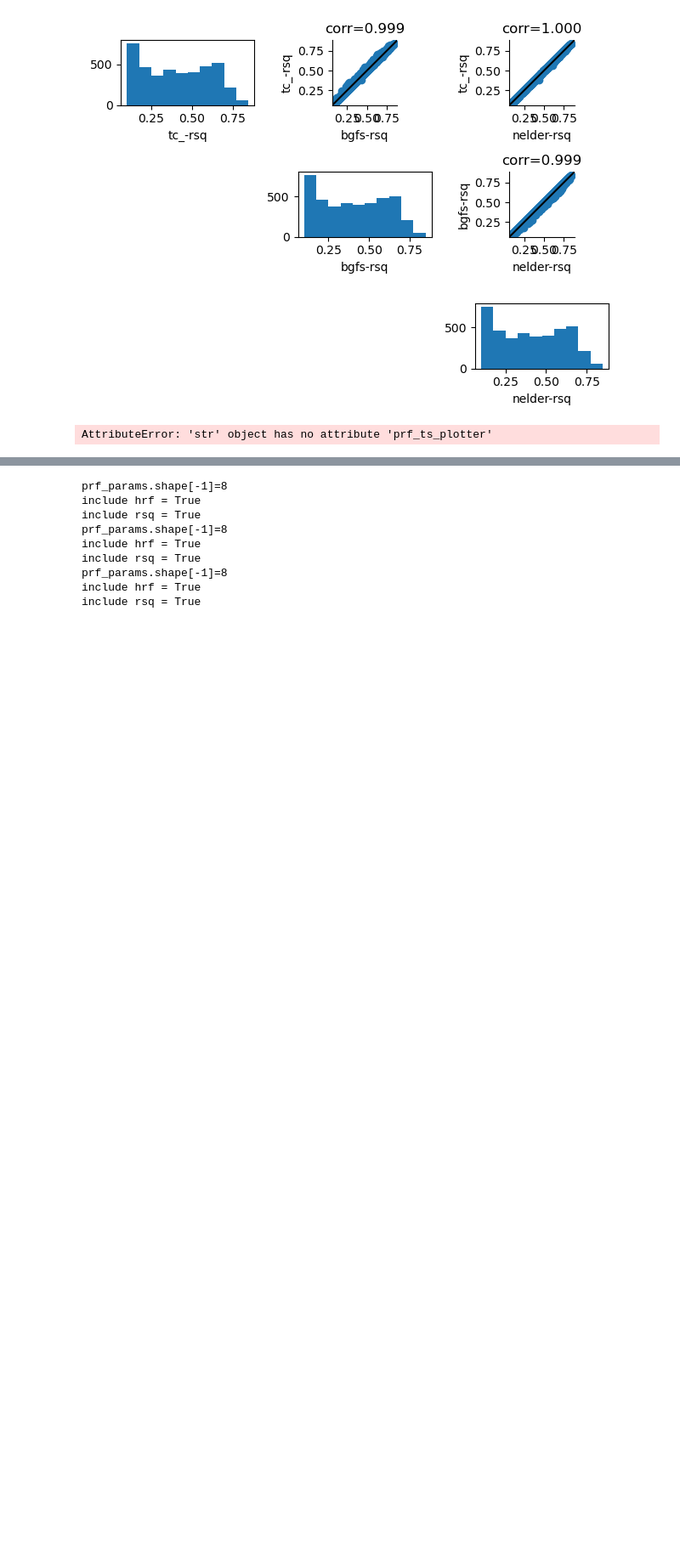
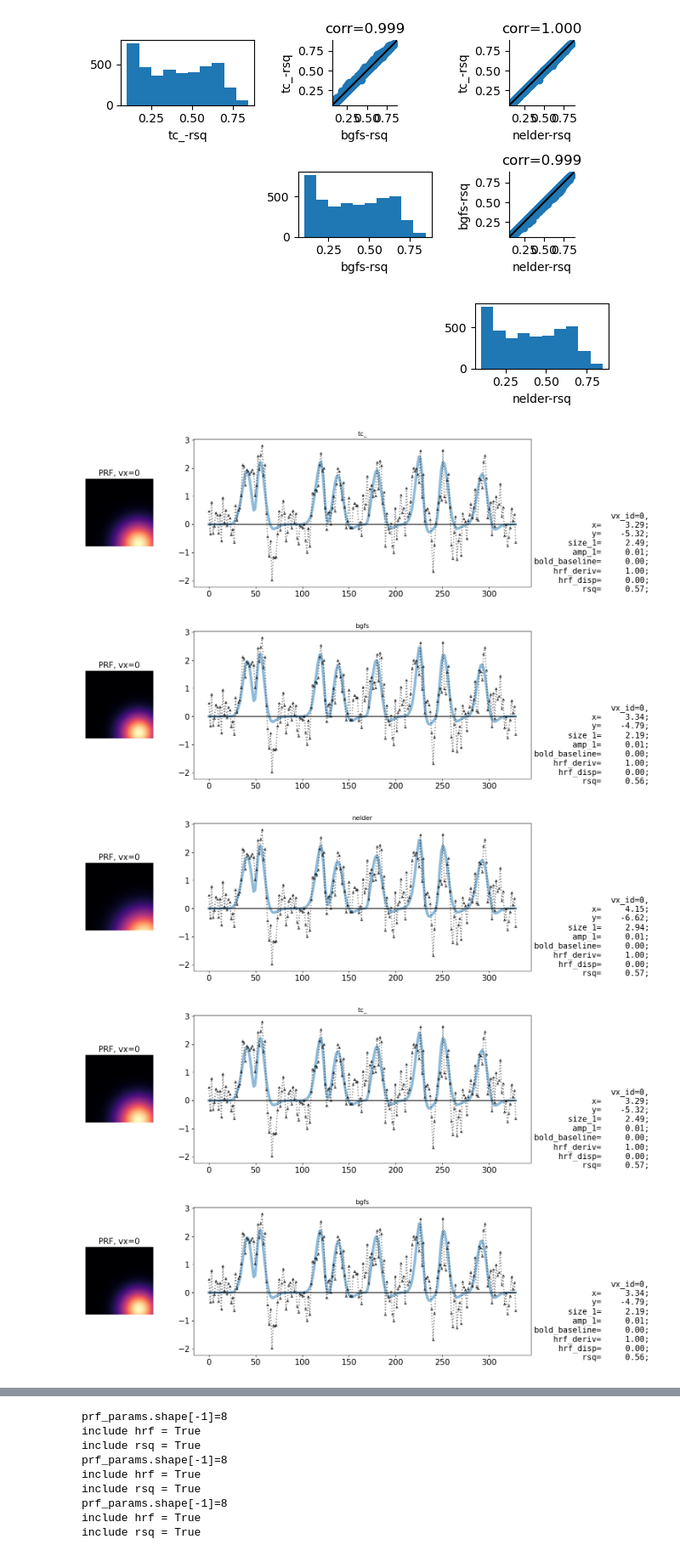
Before and after one commit to mdaghlian/scot_habrok, a Jupyter notebook: scot_habrok/notebooks/test_compare_fitters.ipynb, the cells around one changed output, grey strips where cells are left out. Shown at 85% size. Drawn from its saved outputs; the diff is of its cells as text; code cells hidden in the pictures; blank space fills up the shorter version.

```diff
--- a/scot_habrok/notebooks/test_compare_fitters.ipynb
+++ b/scot_habrok/notebooks/test_compare_fitters.ipynb
@@ -109,7 +161,14 @@ for sub in sub_list:
 <Figure size 1000x1000 with 0 Axes>
 [figure]
 # %%
-for i in prf_multi[sub].prf_obj.keys():
-    i.prf_ts_plotter
+for ivx in [0, 100, 2000, 27]:
+    for i in prf_multi[sub].prf_obj.keys():
+
+        prf_multi[sub].prf_obj[i].prf_ts_plot(0)
+        plt.title(i)
 # %% [output]
-AttributeError: 'str' object has no attribute 'prf_ts_plotter'
+[figure, added]
+[figure, added]
+[figure, added]
+[figure, added]
+[figure, added]
```
Also changed, not shown: parts of 8 cells of this notebook, 13 other files.
